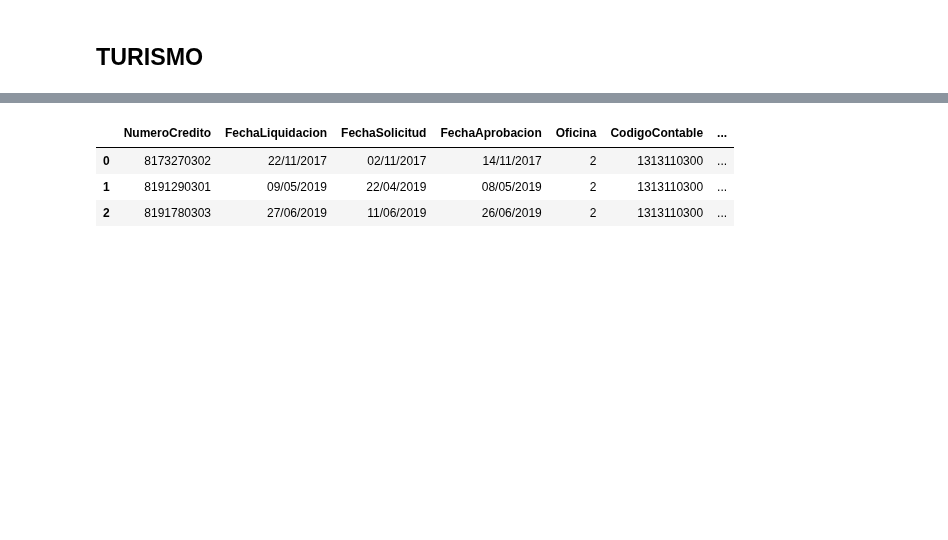
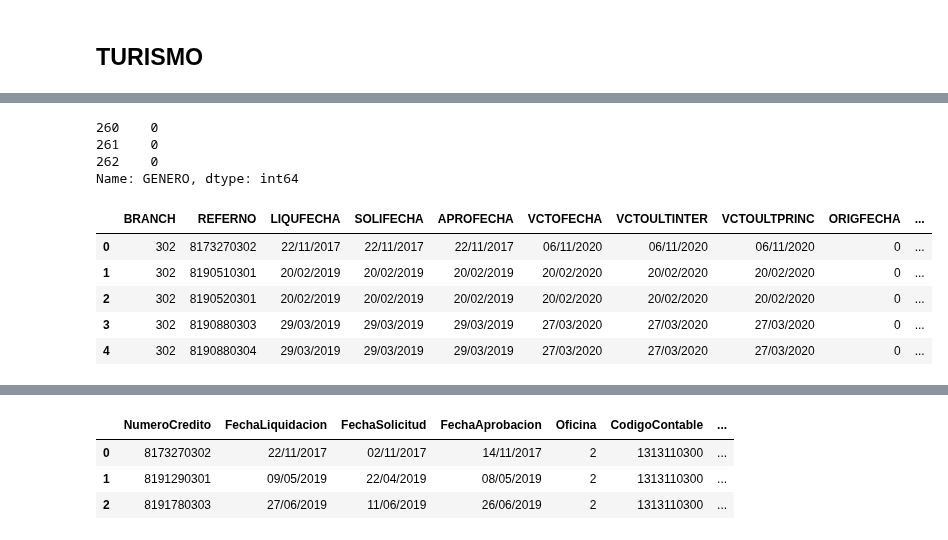
Before and after one commit to BAXTOR95/at-lrr, a Jupyter notebook: backend/app/jupyter_notebooks/AT04.ipynb, the cells around one changed output, grey strips where cells are left out. Drawn from its saved outputs; the diff is of its cells as text; code cells hidden in the pictures; blank space fills up the shorter version.

```diff
--- a/backend/app/jupyter_notebooks/AT04.ipynb
+++ b/backend/app/jupyter_notebooks/AT04.ipynb
@@ -503,2 +525,18 @@ Columns: 109 entries, COD_OFICINA to MakerUser
 dtypes: float64(30), int64(51), object(28)
 memory usage: 224.1+ KB
+# %%
+cd_df.loc[cd_df.TYPE_CD == CD_CHOICES.get('TURISMO')]['GENERO']
+# %% [output]
+260    0
+261    0
+262    0
+Name: GENERO, dtype: int64
+# %%
+at04cre_df.head()
+# %% [output]
+|  | BRANCH | REFERNO | LIQUFECHA | SOLIFECHA | APROFECHA | VCTOFECHA | VCTOULTINTER | VCTOULTPRINC | ORIGFECHA | ... |
+| 0 | 302 | 8173270302 | 22/11/2017 | 22/11/2017 | 22/11/2017 | 06/11/2020 | 06/11/2020 | 06/11/2020 | 0 | ... |
+| 1 | 302 | 8190510301 | 20/02/2019 | 20/02/2019 | 20/02/2019 | 20/02/2020 | 20/02/2020 | 20/02/2020 | 0 | ... |
+| 2 | 302 | 8190520301 | 20/02/2019 | 20/02/2019 | 20/02/2019 | 20/02/2020 | 20/02/2020 | 20/02/2020 | 0 | ... |
+| 3 | 302 | 8190880303 | 29/03/2019 | 29/03/2019 | 29/03/2019 | 27/03/2020 | 27/03/2020 | 27/03/2020 | 0 | ... |
+| 4 | 302 | 8190880304 | 29/03/2019 | 29/03/2019 | 29/03/2019 | 27/03/2020 | 27/03/2020 | 27/03/2020 | 0 | ... |
```
Also changed, not shown: parts of 14 cells of this notebook, 3 other files.
